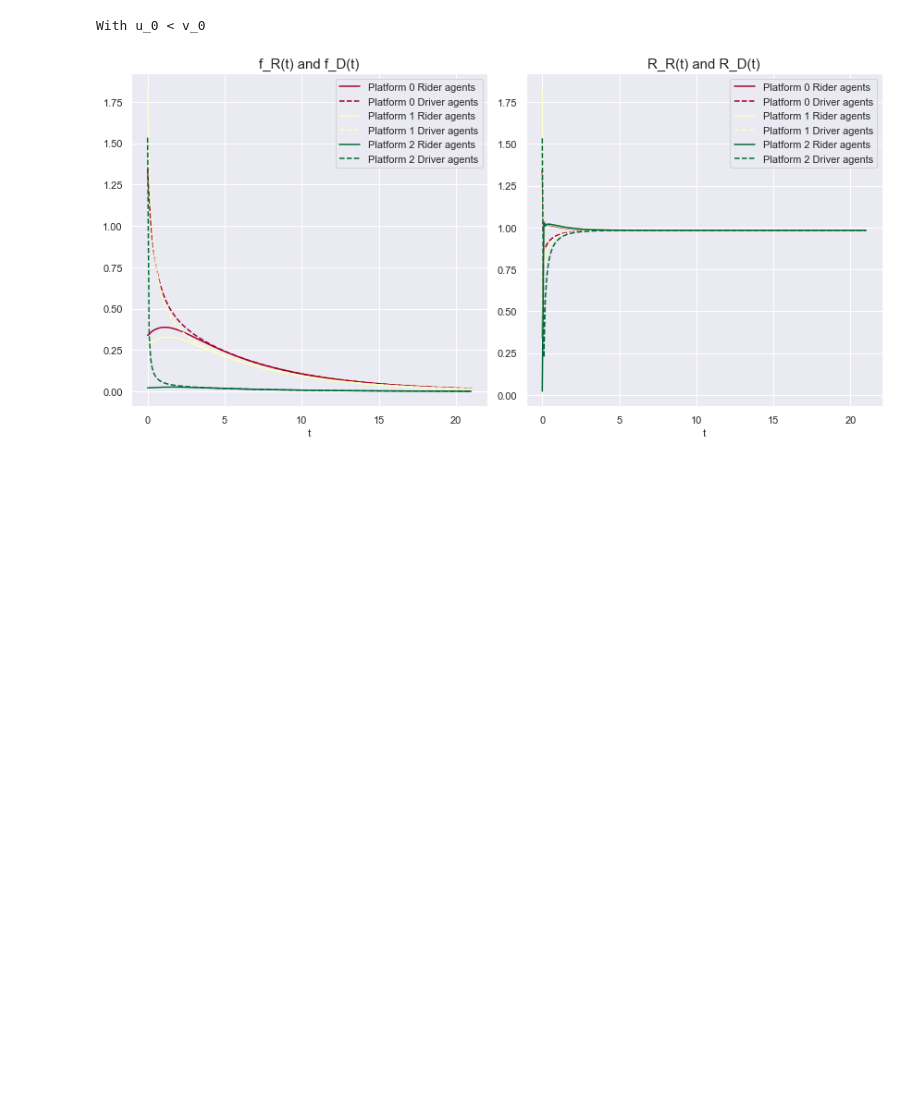
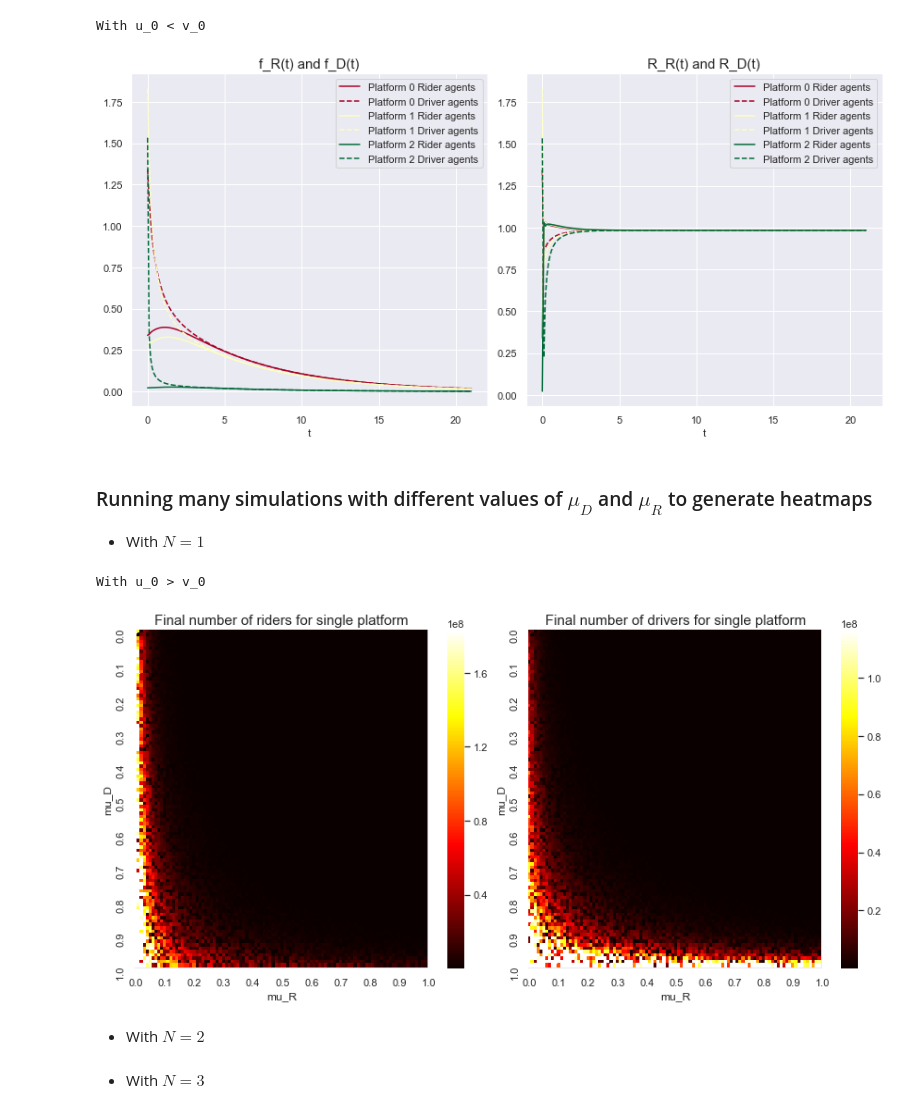
Before and after one commit to remuzel/Waiting-Time-Network-Effects, a Jupyter notebook: notebooks/Population Model of RHP Competition.ipynb, the cells around one changed output. Drawn from its saved outputs; the diff is of its cells as text; code cells hidden in the pictures; blank space fills up the shorter version.

Commit message:
First colormap for mu (N=1)

```diff
--- a/notebooks/Population Model of RHP Competition.ipynb
+++ b/notebooks/Population Model of RHP Competition.ipynb
@@ -180,10 +180,10 @@ class PlatformSimulator():
             negative.append(v if n else 0)
         return np.array(positive), -np.array(negative)
 
-    def simulate_growth(self):
+    def simulate_growth(self, pbar=True):
 
         # Apply the growth equation for each time step
-        for i in tqdm(range(1, int(self.t/self.delta_T))):
+        for i in (tqdm(range(1, int(self.t/self.delta_T))) if pbar else range(1, int(self.t/self.delta_T))):
 
             # Get f_*[t]
             _f_R = self.riders[-1]
@@ -441,3 +443,56 @@ With u_0 > v_0
 [interactive output not drawn]
 With u_0 < v_0
 [figure]
+# %% [markdown]
+### Running many simulations with different values of $\mu_D$ and $\mu_R$ to generate heatmaps
+
+* With $N = 1$
+# %%
+mu = np.linspace(0, 1, num=100)
+d_space = np.zeros((100, 100))
+r_space = np.zeros((100, 100))
+for d, mu_D_i in tqdm(enumerate(mu)):
+    for r, mu_R_i in enumerate(mu):
+
+        # Run a simulation with each possible pair of mu_D & mu_R
+        stock_market = StockMarket()
+        sim = PlatformSimulator(stock_market, N=1, mu_R=mu_R_i, mu_D=mu_D_i,
+                                f_R=lambda u: 1+np.random.uniform(),
+                                f_D=lambda v: np.random.uniform())
+        sim.simulate_growth(pbar=False)
+        d_space[d, r] = sim.drivers[-1,0]
+        r_space[d, r] = sim.riders[-1,0]
+
+print("\nWith u_0 > v_0")
+
+fig = plt.figure(figsize=(12, 6))
+ticks = [str(i/100) if i%10==0 else '' for i in range(0, 101)]
+# set up the axes for the first plot
+ax = fig.add_subplot(1, 2, 1)
+# Plot the riders
+ax = sb.heatmap(r_space[::-1], robust=True, cmap='hot', xticklabels=ticks, yticklabels=ticks)
+# Set labels and title
+ax.set_xlabel('mu_R', size=12)
+ax.set_ylabel('mu_D', size=12)
+plt.tight_layout()
+plt.title(f'Final number of riders for single platform', size=15)
+
+# set up the axes for the second plot
+ax = fig.add_subplot(1, 2, 2)
+# Plot the drivers
+ax = sb.heatmap(d_space[::-1], robust=True, cmap='hot', xticklabels=ticks, yticklabels=ticks)
+# Set labels and title
+ax.set_xlabel('mu_R', size=12)
+ax.set_ylabel('mu_D', size=12)
+plt.tight_layout()
+plt.title(f'Final number of drivers for single platform', size=15)
+
+# Show entire figure
+plt.show()
+# %% [output]
+With u_0 > v_0
+[figure, added]
+# %% [markdown]
+* With $N = 2$
+# %% [markdown]
+* With $N = 3$
```
Also changed, not shown: parts of 2 cells of this notebook.
